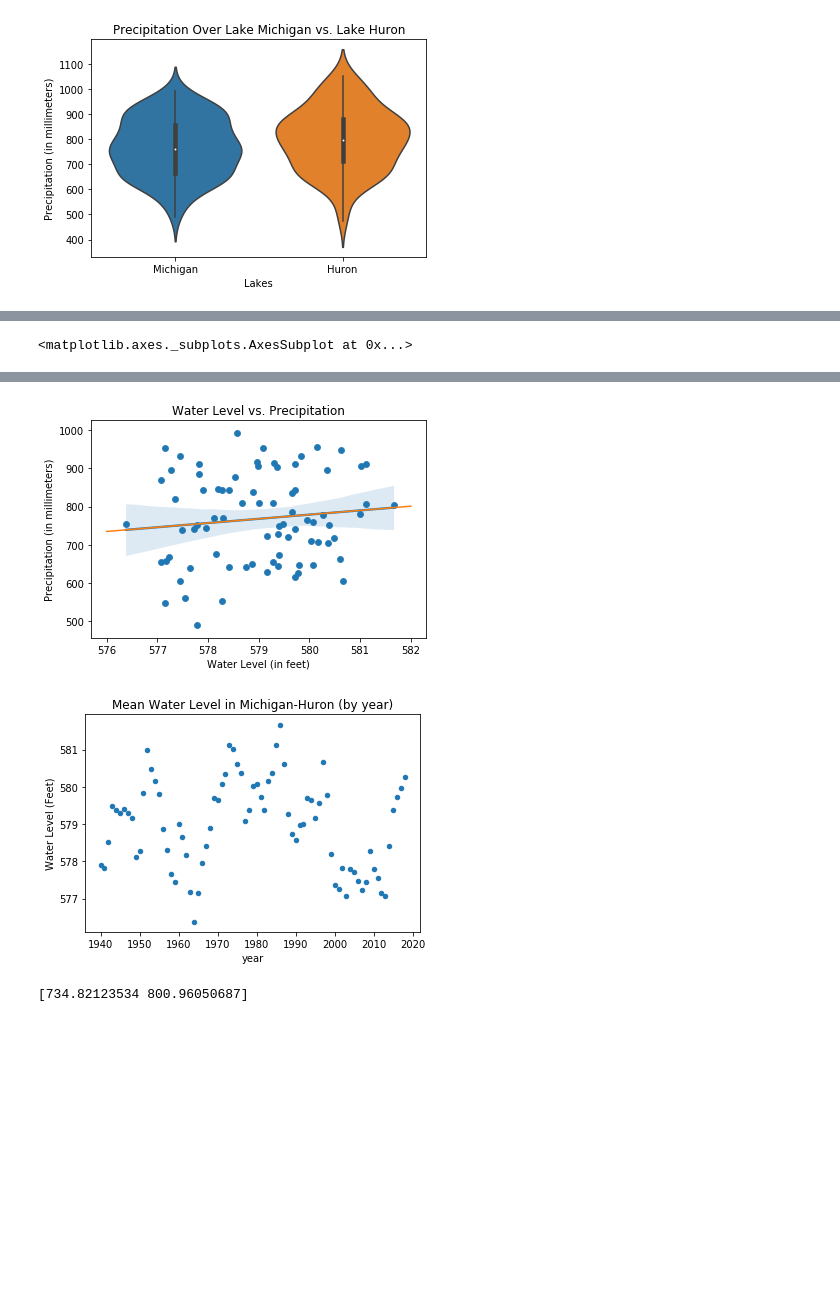
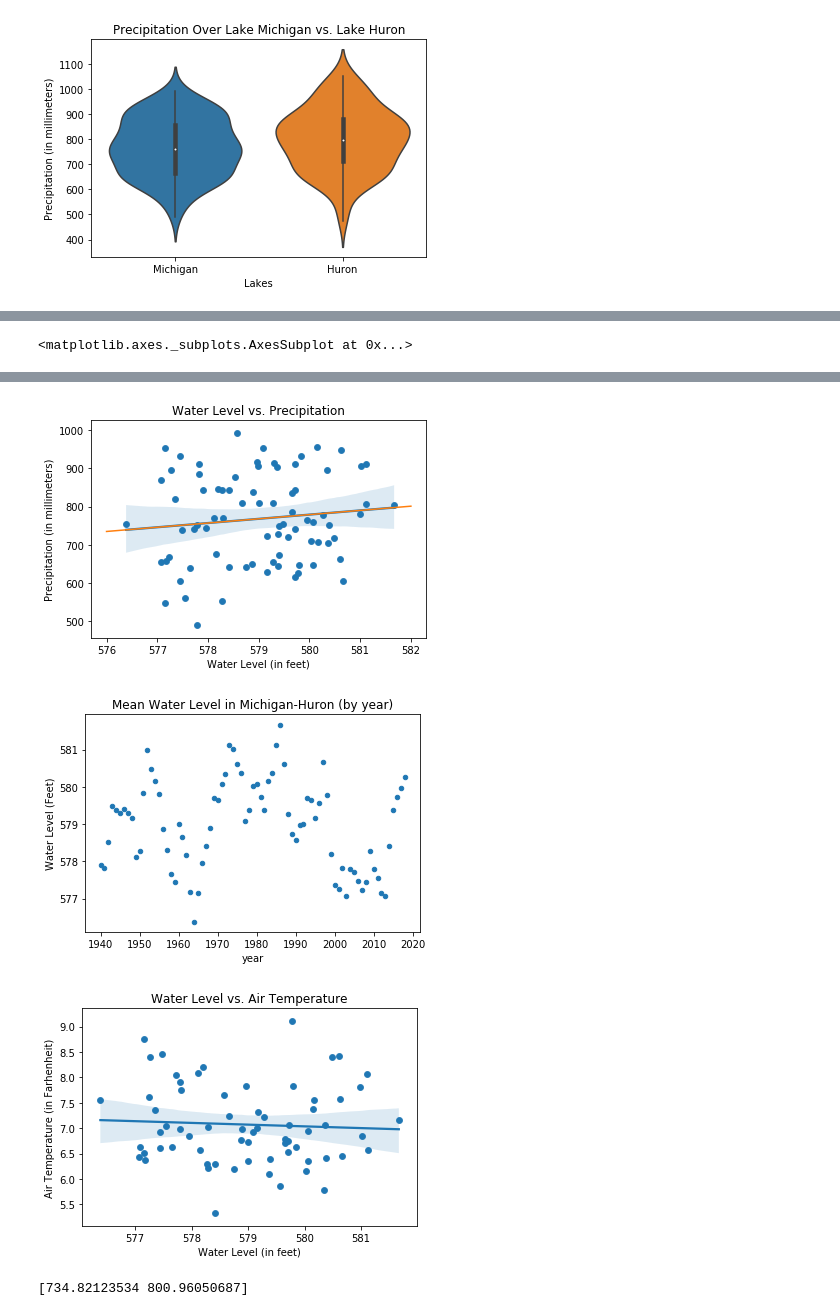
Before and after one commit to olivia1117/LakeWaterLevelData, a Jupyter notebook: Water Level Data Project.ipynb, the cells around one changed output, grey strips where cells are left out. Cells and saved outputs as stored; diff of their text form; code cells hidden in the pictures; blank space fills up the shorter version.

Commit message:
uploading lin reg graphs  and cleaned up notebook by writing some rad functions for precipitation and mean lake water level

```diff
--- a/Water Level Data Project.ipynb
+++ b/Water Level Data Project.ipynb
@@ -489,15 +523,16 @@ plt.xlabel('Year')
 plt.ylabel('Precipitation (in millimeters)')
 plt.title('Mean Precipitation Data in Lake Michigan Region (Jan, Feb, Nov, Dec)')
 
-print(listofdata)
-print(len(listofdata[3]))
+#print(listofdata)
+#print(len(listofdata[3]))
 
 
-print(precip_mic_mon_df)
+#print(precip_mic_mon_df)
 
 
 precip_mic_mon_df = pd.read_csv(r'./Copy of precipitation_mic_lake_mon.csv', skiprows = [0,1,2,3,4] )
 precip_mic_mon_df = precip_mic_mon_df.set_index('YYYY')
+
 precip_mic_mon_df = precip_mic_mon_df.aggregate(func = sum, axis = 1)
 precip_mic_mon_df = pd.DataFrame(precip_mic_mon_df)
 precip_mic_mon_df.columns = ['Michigan']
@@ -516,7 +551,8 @@ mean_lake_level_df = mean_lake_level_df.drop(labels = 2019)
 mean_lake_level_df = mean_lake_level_df.rename(columns = {"Michigan-Huron" : "Water Level (Feet)"})
 #print (lake_level_df)
 print(mean_lake_level_df)
-
+print("hola")
+print(mean_lake_level_df[['Water Level (Feet)']])
 
 
 
@@ -530,4 +566,37 @@ sns.regplot(data = precip_mic_mon_df , x = "Water Level (in feet)", y = "Precipi
 plt.plot([576, 582], [734.82123534, 800.96050687])
 
 mean_lake_level_df.reset_index().plot.scatter(x ='year', y ='Water Level (Feet)', title = 'Mean Water Level in Michigan-Huron (by year)' )
+
+#put this into a function and make it so that it can take in any start and end year and edit the data so it all fits those dates and return the dataframe with the new years
+lake_level_df = pd.read_csv(r'./GLHYD_data_english', skiprows = [0,1,2,3,4,5,6,7,8,9,10,11])
+lake_level_df = lake_level_df.drop(columns = ['Superior', 'St. Clair', 'Erie', 'Ontario'])
+mean_lake_level_df = lake_level_df.groupby('year').mean()
+mean_lake_level_df = mean_lake_level_df.drop(labels = range (1918,1948))
+mean_lake_level_df = mean_lake_level_df.drop(labels = range(2015, 2020))
+#
+
+
+air_temp_df = pd.read_excel(r'./Copy of AirTemperature_OverLake.xlsx', sheet_name = 'MHGAve', skiprows = [0, 1, 2, 71, 72, 73, 74, 75, 76, 77] )
+#air_temp_df = air_temp_df.drop("Annual", axis = 1)
+print(air_temp_df)
+
+#create lin_reg between air_temp_df and mean_lake_level_df
+mean_lake_level_df = mean_lake_level_df.rename(columns = {"Michigan-Huron" : "Water Level (Feet)"})
+#print(mean_lake_level_df)
+print('here')
+print(mean_lake_level_df[['Water Level (Feet)']])
+
+#mean_lake_level_df = mean_lake_level_df.drop()
+
+air_temp_df = air_temp_df.set_index('Year')
+
+air_temp_df['Water Level (in feet)'] = mean_lake_level_df[['Water Level (Feet)']]
+air_temp_df = air_temp_df.rename(columns = {"Annual" : "Air Temperature (in Farhenheit)"})
+
+print(air_temp_df)
+air_temp_df.plot.scatter(x = 'Water Level (in feet)', y = 'Air Temperature (in Farhenheit)', title = 'Water Level vs. Air Temperature')
+
+plt.ylabel("Air Temperature (in Farhenheit)")
+#mean_lake_level_df.reset_index().plot.scatter(x ='year', y ='Water Level (Feet)', title = 'Mean Water Level in Michigan-Huron (by year)')
+sns.regplot(data = air_temp_df , x = "Water Level (in feet)", y = "Air Temperature (in Farhenheit)")
 # %% [output]
@@ -551,7 +620,8 @@ mean_lake_level_df.reset_index().plot.scatter(x ='year', y ='Water Level (Feet)'
 <matplotlib.axes._subplots.AxesSubplot at 0x...>
 [figure]
 [figure]
 [figure]
+[figure, added]
 # %%
 import seaborn as sns
 import numpy as np
```
Also changed, not shown: parts of 14 cells of this notebook, 3 other files.
